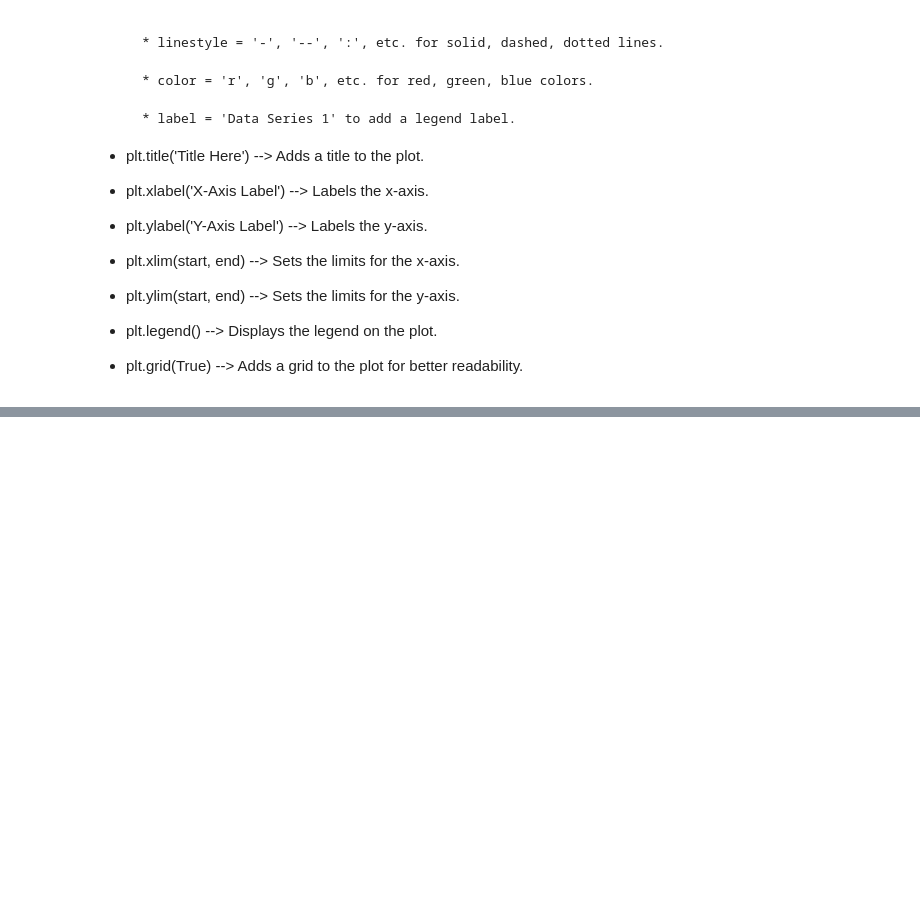
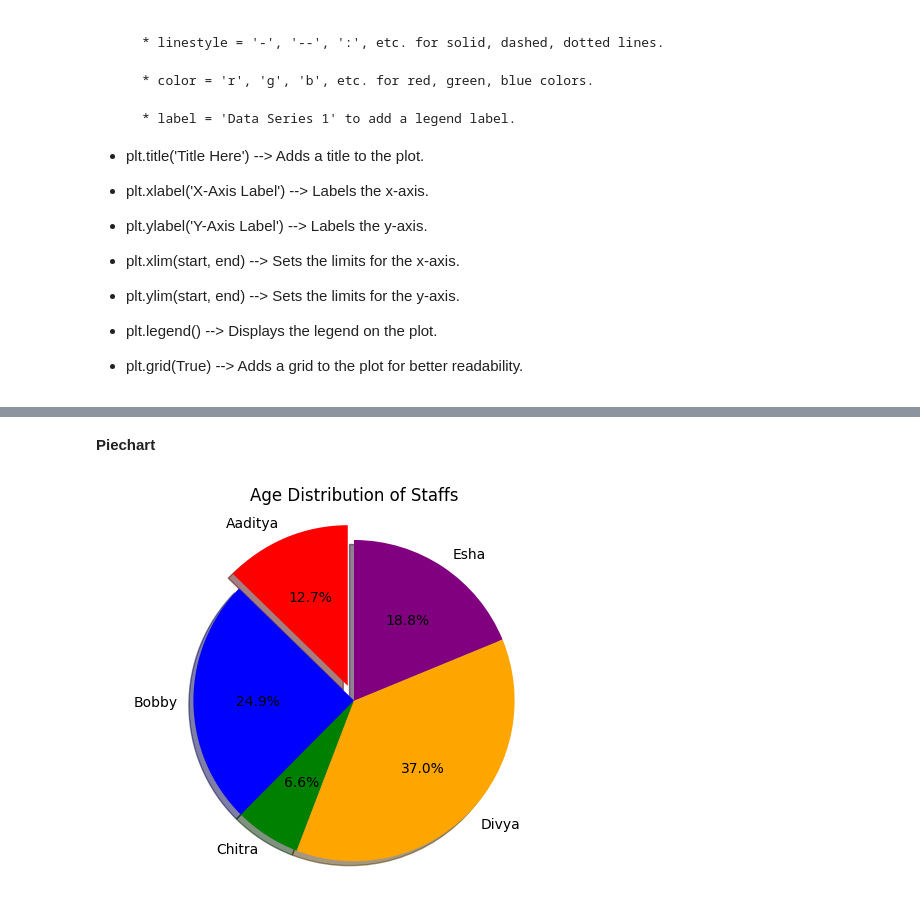
Before and after one commit to aadityaray2004/Recall-libraries, a Jupyter notebook: Recalls/Matplotlib/basic_intro.ipynb, the cells around one changed output, grey strips where cells are left out. Cells and saved outputs as stored; diff of their text form; code cells hidden in the pictures; blank space fills up the shorter version.

```diff
--- a/Recalls/Matplotlib/basic_intro.ipynb
+++ b/Recalls/Matplotlib/basic_intro.ipynb
@@ -87,0 +119,12 @@ plt.show()
+# %% [markdown]
+**Piechart**
+# %%
+categories = ["Aaditya", "Bobby", "Chitra", "Divya", "Esha"]
+value = [23, 45, 12, 67, 34]
+colors = ["red", "blue", "green", "orange", "purple"]
+plt.pie(value, labels = categories, colors = colors, autopct = "%1.1f%%", startangle = 90, shadow=True, explode=(0.1, 0, 0, 0, 0)) # Pie chart with customizations
+plt.title("Age Distribution of Staffs") # Title of the plot
+plt.axis("equal") # Equal aspect ratio ensures that pie is drawn as a circle
+plt.show() # Display the plot
+# %% [output]
+[figure, added]
```
Also changed, not shown: parts of 10 cells of this notebook.
